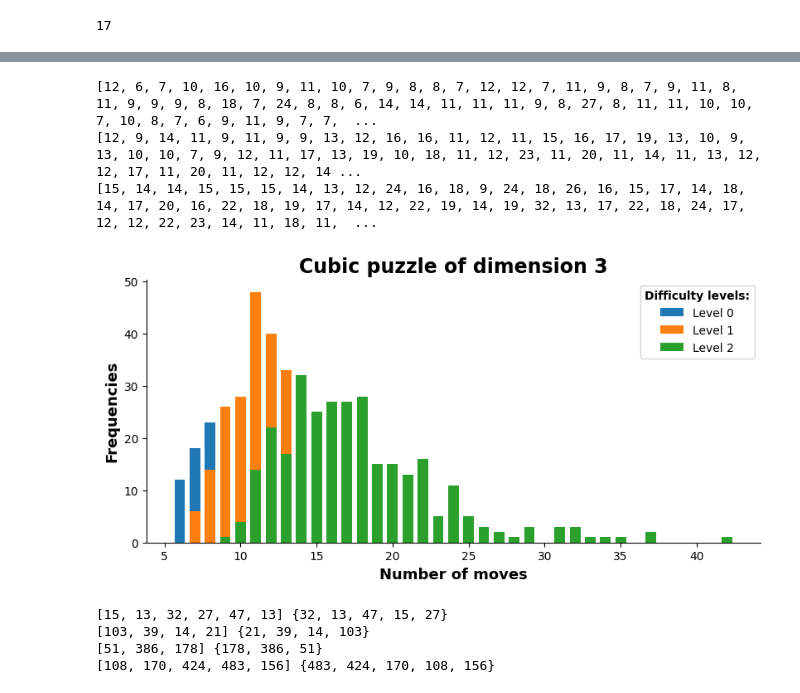
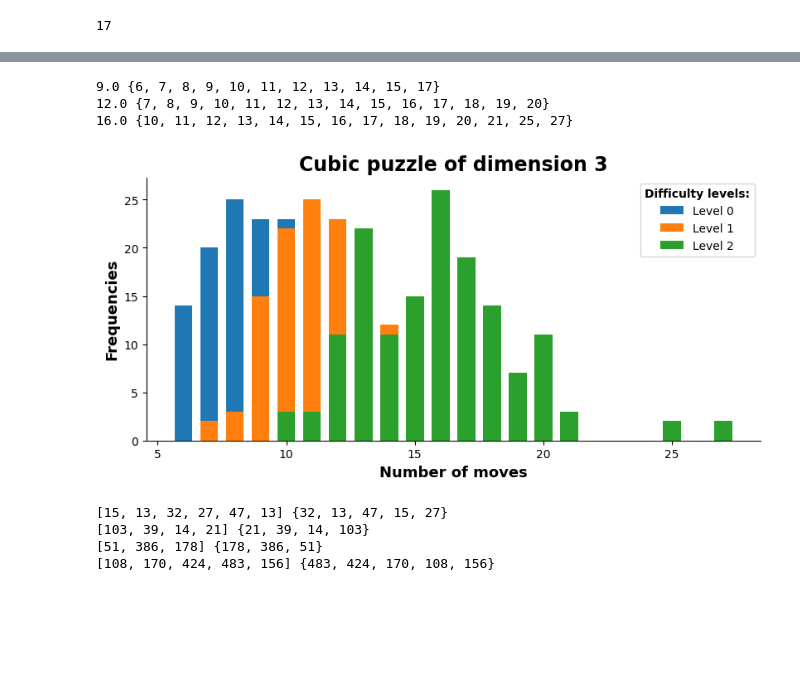
Before and after one commit to lemerleau/CubicPuzzle, a Jupyter notebook: notebooks/plots.ipynb, the cells around one changed output, grey strips where cells are left out. Drawn from its saved outputs; the diff is of its cells as text; code cells hidden in the pictures; blank space fills up the shorter version.

```diff
--- a/notebooks/plots.ipynb
+++ b/notebooks/plots.ipynb
@@ -324,35 +324,35 @@ for i in range(number_of_levels):
 # %%
 figure = plt.figure(constrained_layout=True, figsize=(8,4))
 gs = figure.add_gridspec(nrows=1, ncols=1, left=0.05, right=0.48, wspace=0.05)
 ax = figure.add_subplot(gs[0,0])
 
 ax.spines["right"].set_visible(False)
 ax.spines["top"].set_visible(False)
 ax.set_xlabel(r"Number of moves", weight='bold', fontsize=13)
 ax.set_ylabel(r"Frequencies", weight="bold", fontsize=13)
 plt.title("Cubic puzzle of dimension "+str(dim), fontsize=17,weight="bold")
 
 #ax2 = plt.axes([0.4, 0.35, 0.45, 0.5])
 #ax2.spines["right"].set_visible(False)
 #ax2.spines["top"].set_visible(False)
 title_fontproperties = matplotlib.font_manager.FontProperties(weight="bold")
-best_mu = "1.4"
+best_mu = "1.8"
 colors = ['blue', 'orange', 'green', 'red']
 for i in range(number_of_levels) :
     histo_data = all_level_data[i][best_mu]
-    print(histo_data, set(histo_data))
+    print(np.median(histo_data), set(histo_data))
     bar = ax.bar(list(set(histo_data)), [histo_data.count(s) for s in list(set(histo_data))],  width=.7, align='center')
     bar.set_label("Level "+str(i))
     #ax2.bar(sorted(set(histo_data))[:13], [histo_data.count(s) for s in sorted(set(histo_data))[:13]],  width=.7, align='center')
 
 ax.legend(title="Difficulty levels:", title_fontproperties=title_fontproperties)
 plt.savefig("../images/mu_"+best_mu+"prime_histo_dim_"+str(dim)+"_alllevels.pdf")
 plt.show()
 # %% [output]
-[12, 6, 7, 10, 16, 10, 9, 11, 10, 7, 9, 8, 8, 7, 12, 12, 7, 11, 9, 8, 7, 9, 11, 8, 11, 9, 9, 9, 8, 18, 7, 24, 8, 8, 6, 14, 14, 11, 11, 11, 9, 8, 27, 8, 11, 11, 10, 10, 7, 10, 8, 7, 6, 9, 11, 9, 7, 7,  ...
-[12, 9, 14, 11, 9, 11, 9, 9, 13, 12, 16, 16, 11, 12, 11, 15, 16, 17, 19, 13, 10, 9, 13, 10, 10, 7, 9, 12, 11, 17, 13, 19, 10, 18, 11, 12, 23, 11, 20, 11, 14, 11, 13, 12, 12, 17, 11, 20, 11, 12, 12, 14 ...
-[15, 14, 14, 15, 15, 15, 14, 13, 12, 24, 16, 18, 9, 24, 18, 26, 16, 15, 17, 14, 18, 14, 17, 20, 16, 22, 18, 19, 17, 14, 12, 22, 19, 14, 19, 32, 13, 17, 22, 18, 24, 17, 12, 12, 22, 23, 14, 11, 18, 11,  ...
+9.0 {6, 7, 8, 9, 10, 11, 12, 13, 14, 15, 17}
+12.0 {7, 8, 9, 10, 11, 12, 13, 14, 15, 16, 17, 18, 19, 20}
+16.0 {10, 11, 12, 13, 14, 15, 16, 17, 18, 19, 20, 21, 25, 27}
-[figure, old version]
+[figure, new version]
 # %%
 number_of_levels = 4
 dim = 4
```
Also changed, not shown: parts of 22 cells of this notebook, 14 other files.
